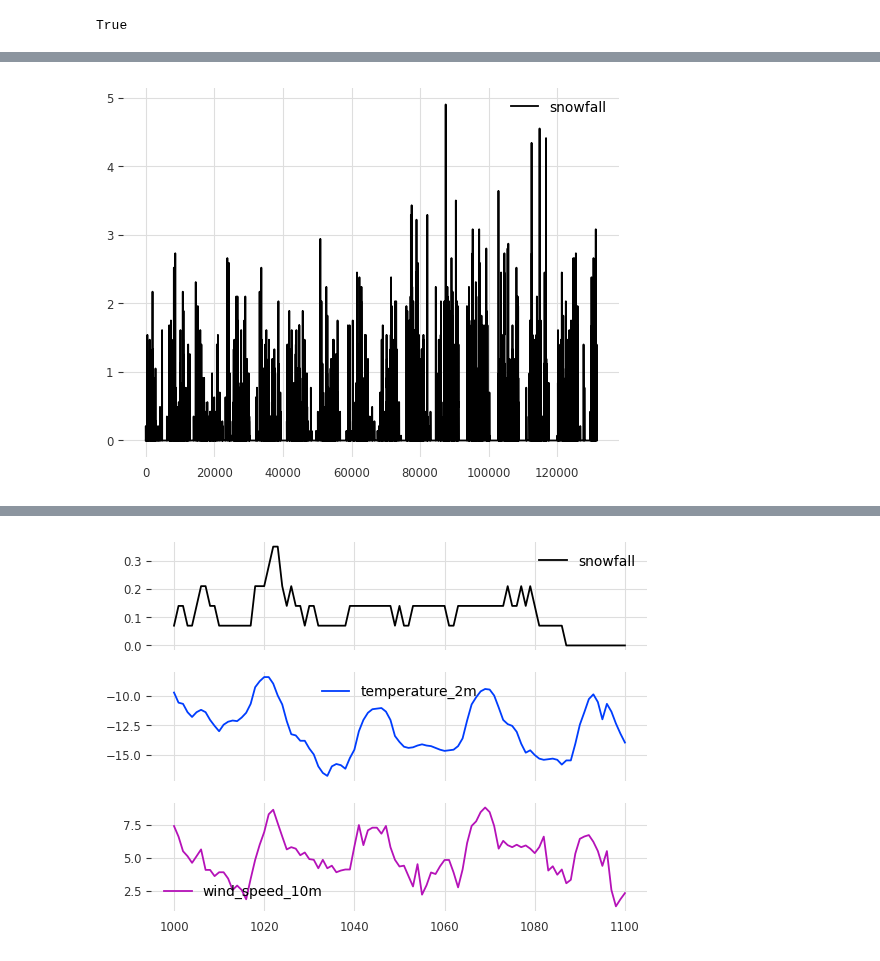
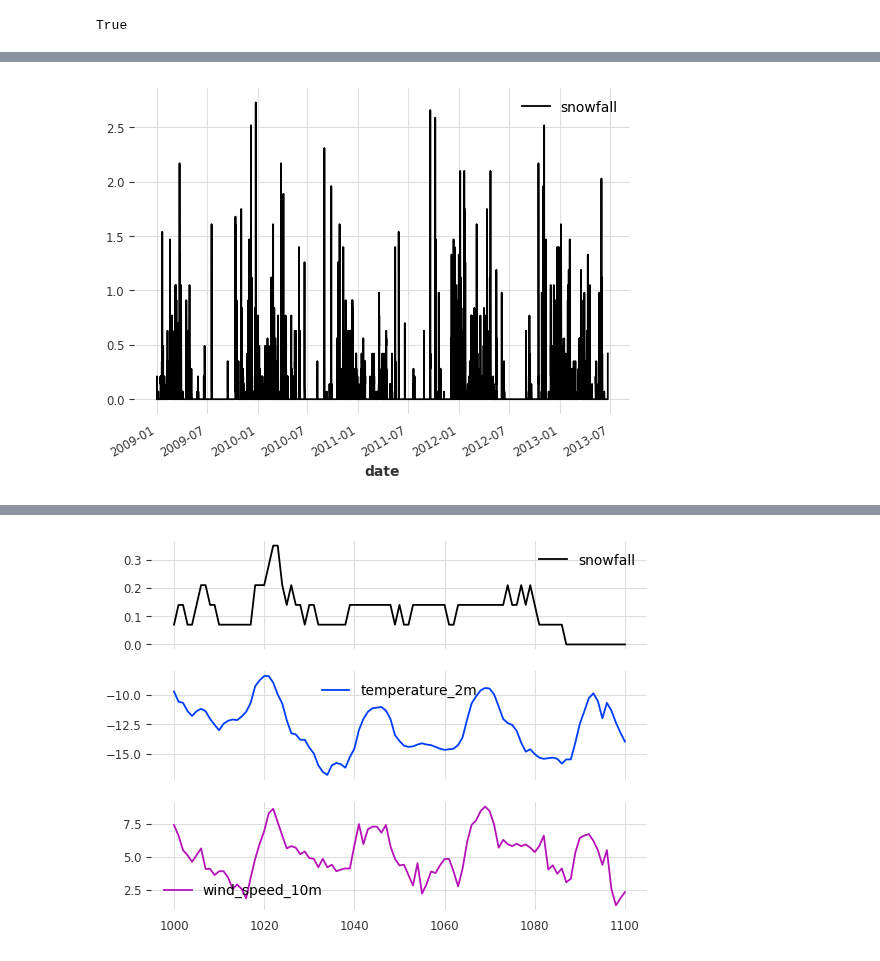
Before and after one commit to MadMax1995bb/powder_alert2.0, a Jupyter notebook: notebooks/notebook_model_colab.ipynb, the cells around one changed output, grey strips where cells are left out. Saved outputs shown, nothing was run; the diff lists cells and outputs as text; code cells hidden in the pictures.

```diff
--- a/notebooks/notebook_model_colab.ipynb
+++ b/notebooks/notebook_model_colab.ipynb
@@ -106 +112,4 @@ df_hist_openmeteo.describe()
 8 rows × 30 columns
+# %%
+df_hist_openmeteo['date'] = pd.to_datetime(df_hist_openmeteo['date'])
+df_hist_openmeteo['date'].diff().max()
@@ -112,3 +123,6 @@ df_hist_openmeteo.shape
 print(df_hist_openmeteo['date'].is_unique)
 # %% [output]
 True
+# %%
+df_hist_openmeteo = df_hist_openmeteo.set_index('date')
+df_hist_openmeteo.head()
@@ -114,0 +138,10 @@ True
+# %%
+df_hist_openmeteo['hour_sin'] = np.sin(2 * np.pi * df_hist_openmeteo.index.hour / 24)
+df_hist_openmeteo['hour_cos'] = np.cos(2 * np.pi * df_hist_openmeteo.index.hour / 24)
+df_hist_openmeteo['day_of_week_sin'] = np.sin(2 * np.pi * df_hist_openmeteo.index.dayofweek / 7)
+df_hist_openmeteo['day_of_week_cos'] = np.cos(2 * np.pi * df_hist_openmeteo.index.dayofweek / 7)
+df_hist_openmeteo['month_sin'] = np.sin(2 * np.pi * (df_hist_openmeteo.index.month - 1) / 12)
+df_hist_openmeteo['month_cos'] = np.cos(2 * np.pi * (df_hist_openmeteo.index.month - 1) / 12)
+# %%
+df_hist_openmeteo = df_hist_openmeteo.reset_index()
+df_hist_openmeteo.head(2)
@@ -135,7 +157,7 @@ dtype: object
 # %%
-df_hist_openmeteo.plot(y='snowfall');
+df_hist_openmeteo.plot(y='snowfall',x='date');
 # %% [output]
-[figure, old version]
+[figure, new version]
 # %%
 plot_cols = ['snowfall', 'temperature_2m', 'wind_speed_10m']
 plot_features = df_hist_openmeteo[plot_cols]
```
Also changed, not shown: parts of 43 cells of this notebook.
